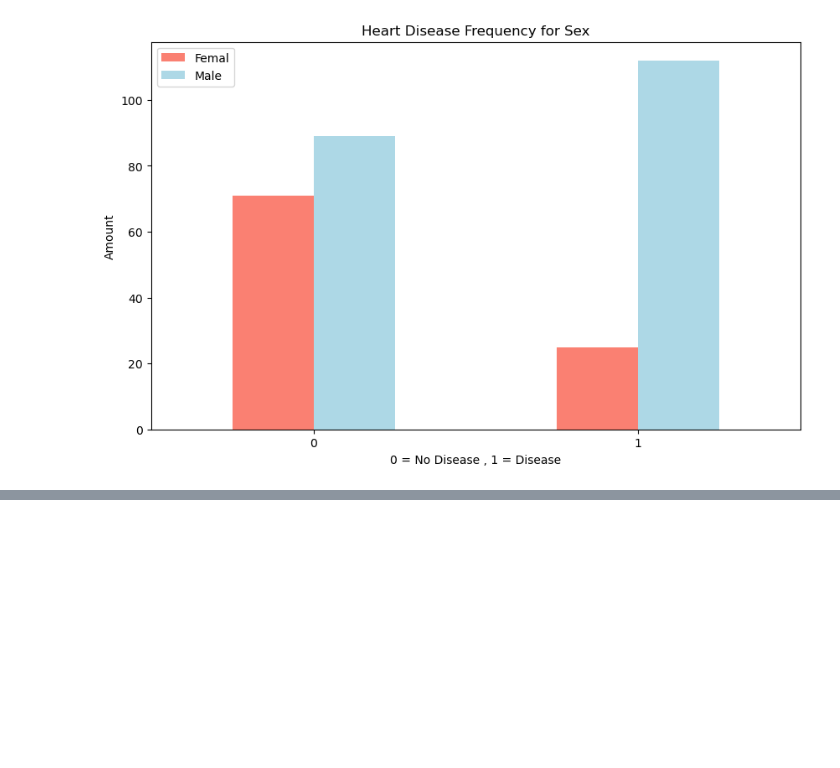
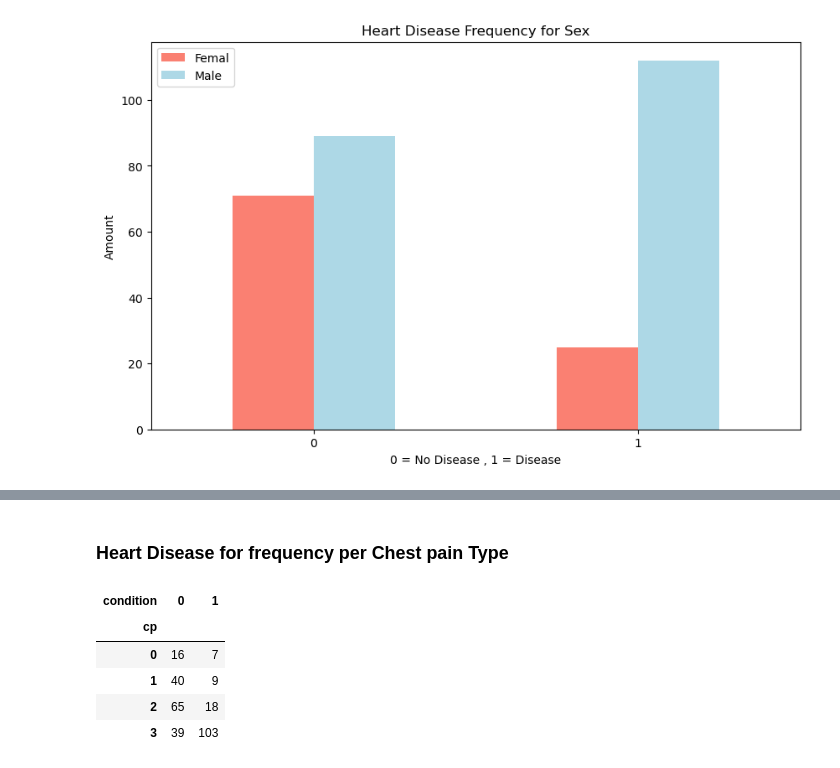
Before and after one commit to dilqvl62/Heart_disease_machine_learning, a Jupyter notebook: Heart-disease-classification.ipynb, the cells around one changed output, grey strips where cells are left out. Saved outputs shown, nothing was run; the diff lists cells and outputs as text; code cells hidden in the pictures; blank space fills up the shorter version.

```diff
--- a/Heart-disease-classification.ipynb
+++ b/Heart-disease-classification.ipynb
@@ -161,0 +188,11 @@ plt.xticks(rotation = 0)
+# %% [markdown]
+### Heart Disease for frequency per Chest pain Type
+# %%
+pd.crosstab(heart_disease_df.cp, heart_disease_df.condition)
+# %% [output]
+| condition | 0 | 1 |
+| cp |  |  |
+| 0 | 16 | 7 |
+| 1 | 40 | 9 |
+| 2 | 65 | 18 |
+| 3 | 39 | 103 |
```
Also changed, not shown: parts of 4 cells of this notebook.
